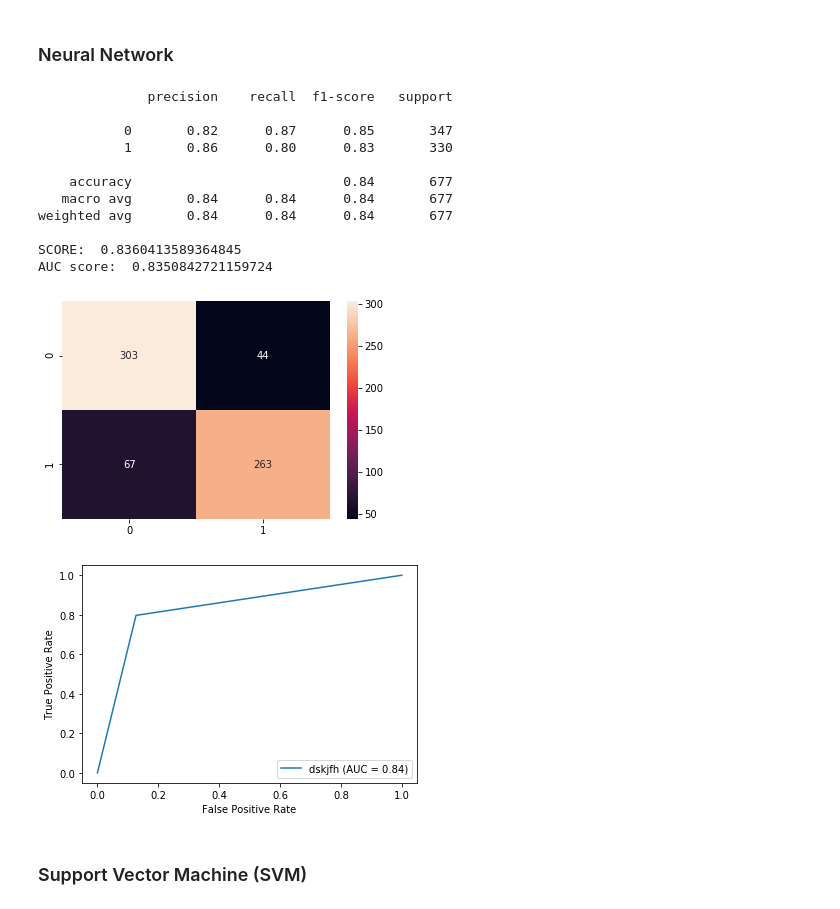
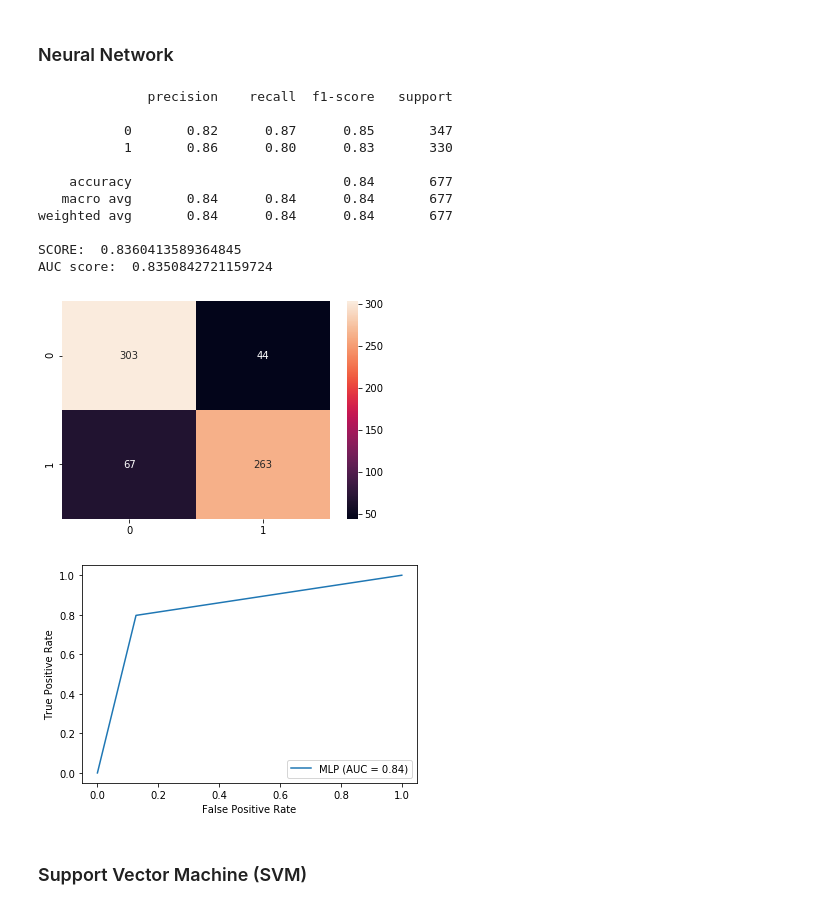
Before and after one commit to Jose26398/IN_Practicas, a Jupyter notebook: Practica1/practica1.ipynb, the cells around one changed output. Saved outputs shown, nothing was run; the diff lists cells and outputs as text; code cells hidden in the pictures.

```diff
--- a/Practica1/practica1.ipynb
+++ b/Practica1/practica1.ipynb
@@ -248,40 +248,40 @@ from sklearn.model_selection import cross_val_predict
 from sklearn.metrics import accuracy_score, classification_report, confusion_matrix, roc_curve, RocCurveDisplay, roc_auc_score
 from sklearn.neural_network import MLPClassifier
 
-# Creacion del clasificador Decision Tree
+# Creacion del clasificador MultiLayer Perceptron
 PerceptronClf = MLPClassifier(hidden_layer_sizes=100, random_state=0)
 
 # Calculo de las predicciones mediante validacion cruzada (5-folds)
 y_pred = cross_val_predict(PerceptronClf, x_train, y_train, cv=5)
 
 print(classification_report(y_train, y_pred))
 print("SCORE: ", accuracy_score(y_train, y_pred))
 
 # Matriz de confusion de los resultados
 confusion_matrix = confusion_matrix(y_train, y_pred)
 
 sns.heatmap(confusion_matrix, annot = True, fmt='g')
 
 # Curva ROC
-xx,yy,zz = roc_curve(y_train, y_pred)
+fpr, tpr, threshold = roc_curve(y_train, y_pred)
 roc_auc = roc_auc_score(y_train, y_pred)
 
-roc_display = RocCurveDisplay(fpr=xx, tpr=yy, roc_auc=roc_auc, estimator_name="dskjfh").plot()
+roc_display = RocCurveDisplay(fpr=fpr, tpr=tpr, roc_auc=roc_auc, estimator_name="MLP").plot()
 print("AUC score: ", roc_auc)
 # %% [output]
               precision    recall  f1-score   support
 
            0       0.82      0.87      0.85       347
            1       0.86      0.80      0.83       330
 
     accuracy                           0.84       677
    macro avg       0.84      0.84      0.84       677
 weighted avg       0.84      0.84      0.84       677
 
 SCORE:  0.8360413589364845
 AUC score:  0.8350842721159724
 [figure]
-[figure, old version]
+[figure, new version]
 # %% [markdown]
 ### Support Vector Machine (SVM)
 # %%
```
Also changed, not shown: parts of 4 cells of this notebook, 9 other files.
